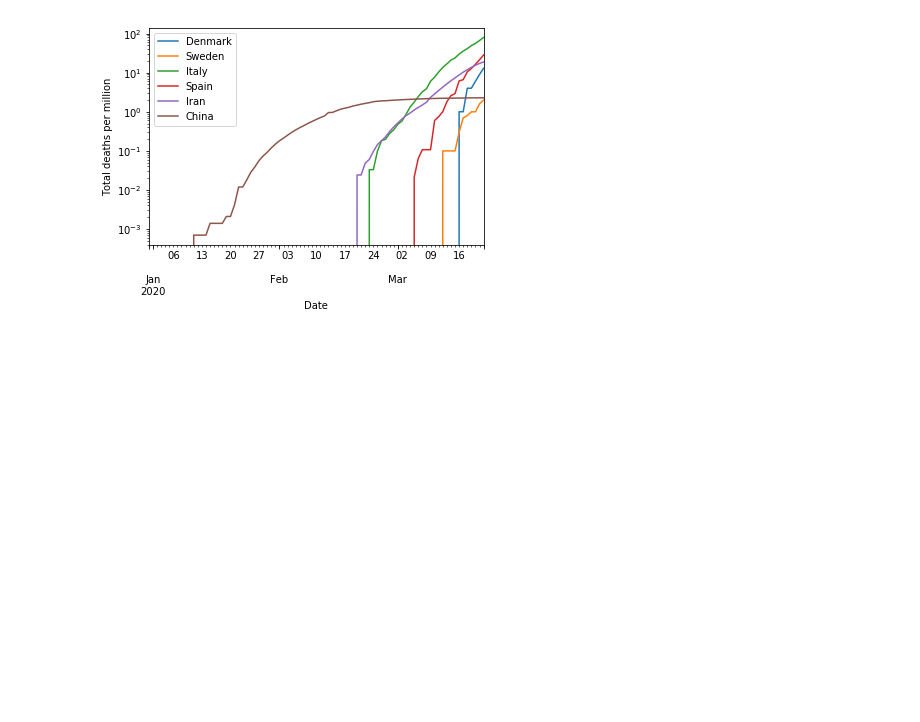
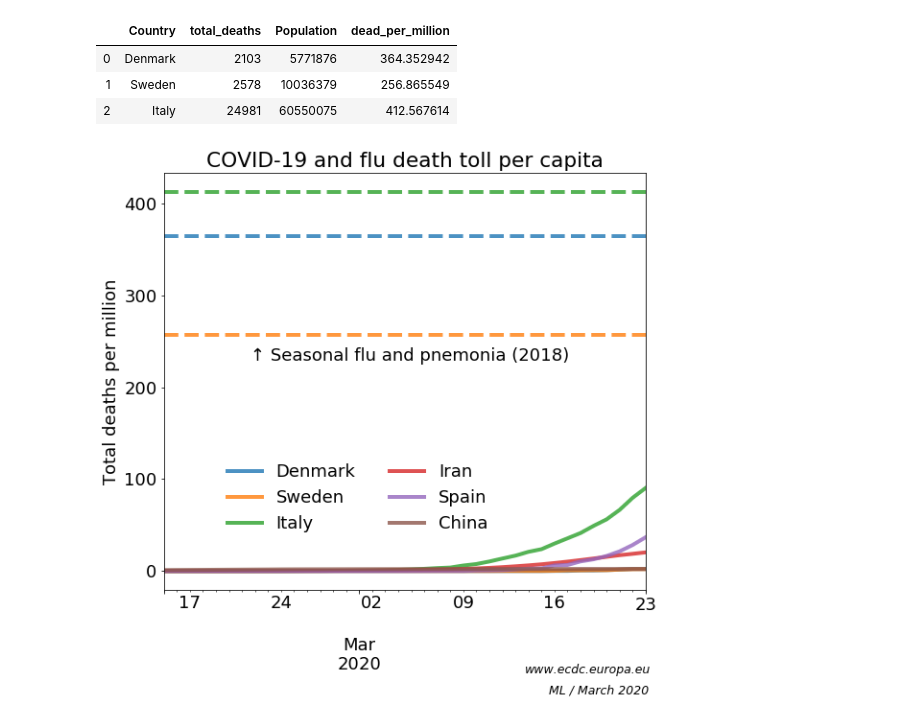
Before and after one commit to mlund/corona-vs-flu, a Jupyter notebook: notebook.ipynb, the cells around one changed output. Drawn from its saved outputs; the diff is of its cells as text; code cells hidden in the pictures; blank space fills up the shorter version.

```diff
--- a/notebook.ipynb
+++ b/notebook.ipynb
@@ -74,14 +60,50 @@ db[sweden]
-# %%
-denmark = db["Country"] == "Denmark"
-sweden = db["Country"] == "Sweden"
-ax = db[denmark].plot(x="Date", y="Deadsum", label="Denmark")
-db[sweden].plot(x="Date", y="dead_per_million", ax=ax, label="Sweden")
-db[italy].plot(x="Date", y="dead_per_million", ax=ax, label="Italy")
-db[spain].plot(x="Date", y="dead_per_million", ax=ax, label="Spain")
-db[iran].plot(x="Date", y="dead_per_million", ax=ax, label="Iran")
-db[china].plot(x="Date", y="dead_per_million", ax=ax, label="China")
-ax.set_ylabel("Total deaths per million")
-ax.set_xlabel("Date")
-ax.set_yscale('log')
-# %% [output]
-[figure, removed]
+# %%
+# total deaths by flu or pneumonia in 2018. Sources from links above
+flu = dict(
+    Denmark=2103, # Source: DST
+    Sweden=2578,  # Source: SDB
+    USA=59120,    # Source: see above
+    Italy=24981   # Source: https://www.ijidonline.com/article/S1201-9712(19)30328-5/fulltext (Note 2016/2017)
+)
+flu = pd.DataFrame.from_dict(flu, columns=[ "Country"], orient='index').reset_index().rename(columns={"index": "Country", "Country": "total_deaths"})
+flu = pd.merge(flu, population, on='Country')
+flu.Population = flu["Population"].astype(int).values
+flu['dead_per_million'] = flu.total_deaths / flu.Population * 1e6
+flu
+# %% [output]
+|  | Country | total_deaths | Population | dead_per_million |
+| 0 | Denmark | 2103 | 5771876 | 364.352942 |
+| 1 | Sweden | 2578 | 10036379 | 256.865549 |
+| 2 | Italy | 24981 | 60550075 | 412.567614 |
+# %%
+countries = ['Denmark', 'Sweden', 'Italy', 'Iran', 'Spain', 'China']
+ax=None
+for country in countries:
+    ykey="dead_per_million"
+    mask = db["Country"] == country
+    if ax==None:
+        ax = db[mask].plot(x="Date", y=ykey, label=country, lw=4, alpha=0.8)
+    else:
+        db[mask].plot(x="Date", y=ykey, ax=ax, label=country, lw=4, alpha=0.8)
+ax.set_ylabel("Total deaths per million")
+ax.set_xlabel("")
+#ax.set_yscale('log')
+ax.legend(loc=3, frameon=False, ncol=2, bbox_to_anchor=(0.1, 0.1))
+
+prop_cycle = plt.rcParams['axes.prop_cycle']
+colors = prop_cycle.by_key()['color']
+cnt=0
+for country in ['Denmark', 'Sweden', 'Italy']:
+    mask = flu.Country == country
+    val = flu[mask].dead_per_million.values
+    ax.axhline(y=val, color=colors[cnt], linestyle='--', lw=4, alpha=0.8)
+    cnt+=1
+
+ax.text(0.18, 0.55, r'↑ Seasonal flu and pnemonia (2018)', transform=ax.transAxes)
+ax.text(0.75, -0.2, 'www.ecdc.europa.eu', transform=ax.transAxes, size='x-small', style='italic')
+ax.text(0.8, -0.25, r'ML / March 2020', transform=ax.transAxes, size='x-small', style='italic')
+ax.set_title('COVID-19 and flu death toll per capita')
+ax.set_xlim(['2020-02-15', '2020-03-23'])
+plt.savefig('corona-vs-flu.png', bbox_inches='tight')
+# %% [output]
+[figure, added]
```
Also changed, not shown: parts of 5 cells of this notebook.
